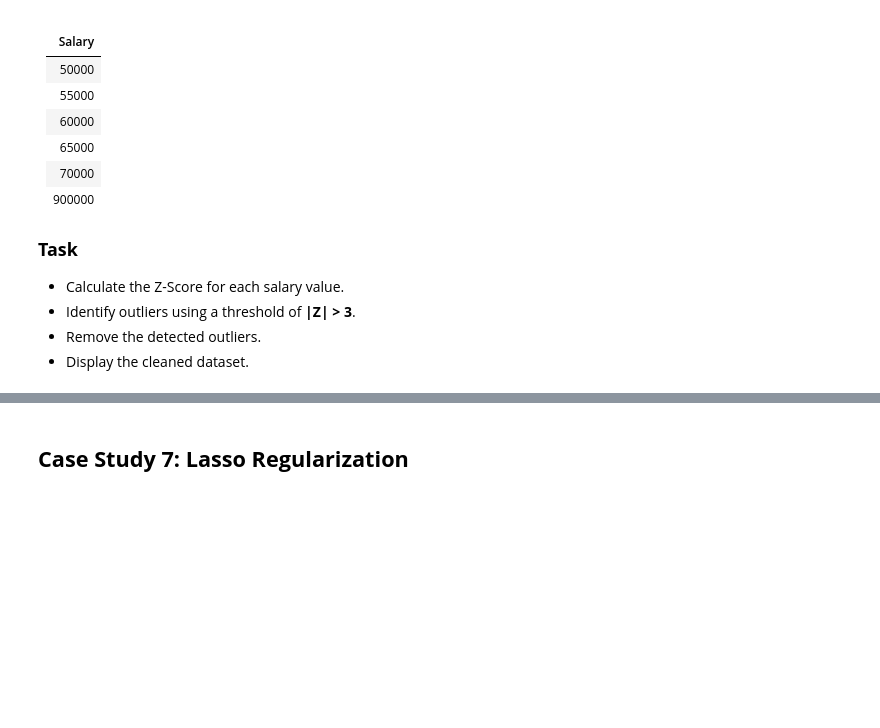
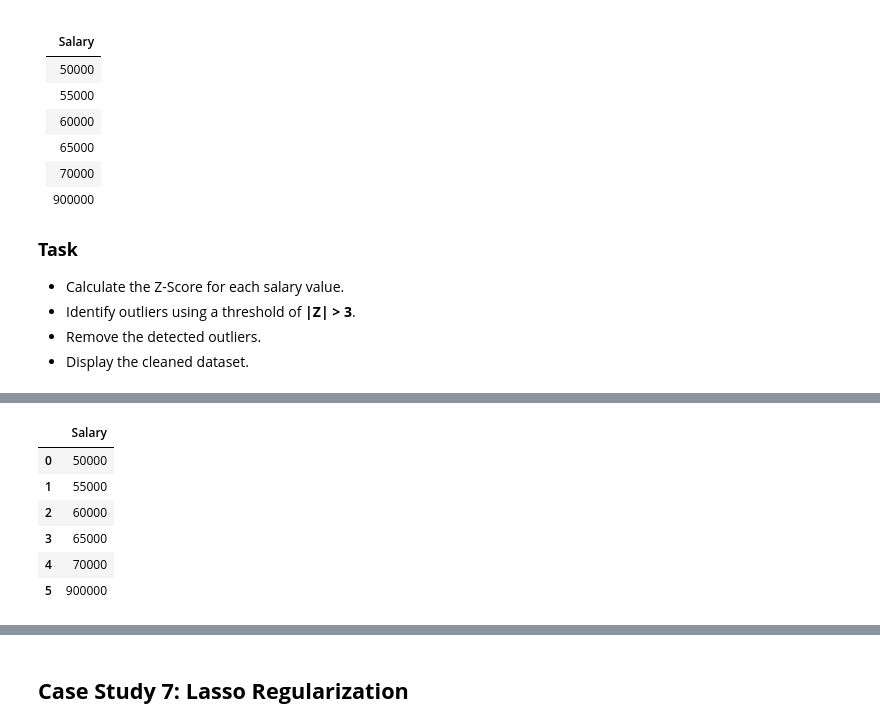
Before and after one commit to MonishDY/AI-Track, a Jupyter notebook: Module 2 - Feature Engineering/Assignment 1/Machine_Learning_Case_Studies_01.ipynb, the cells around one changed output, grey strips where cells are left out. Saved outputs shown, nothing was run; the diff lists cells and outputs as text; code cells hidden in the pictures; blank space fills up the shorter version.

```diff
--- a/Module 2 - Feature Engineering/Assignment 1/Machine_Learning_Case_Studies_01.ipynb
+++ b/Module 2 - Feature Engineering/Assignment 1/Machine_Learning_Case_Studies_01.ipynb
@@ -690,0 +759,15 @@ Detect and remove outliers using the Z-Score method.
+# %%
+# Create the dataset
+df = pd.DataFrame({
+    "Salary": [50000, 55000, 60000, 65000, 70000, 900000]
+})
+
+df
+# %% [output]
+|  | Salary |
+| 0 | 50000 |
+| 1 | 55000 |
+| 2 | 60000 |
+| 3 | 65000 |
+| 4 | 70000 |
+| 5 | 900000 |
```
Also changed, not shown: parts of 8 cells of this notebook.
